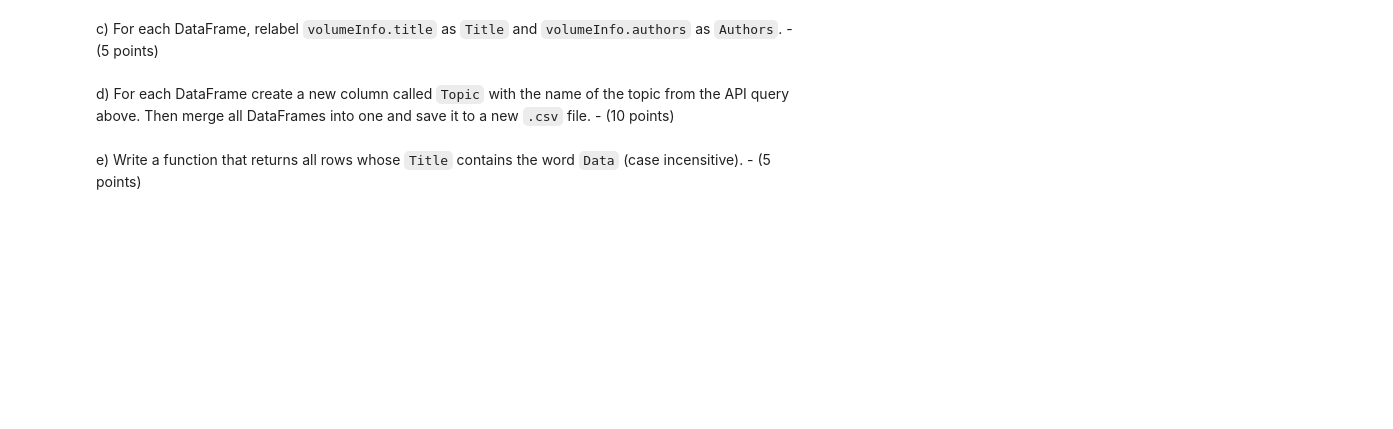
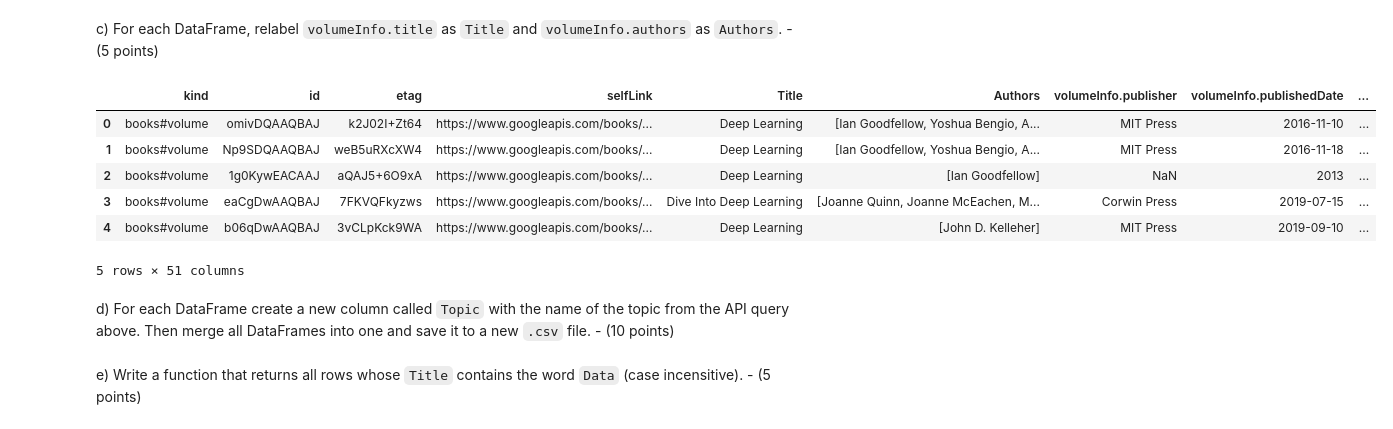
Before and after one commit to ivanisakov99/CS506, a Jupyter notebook: HW/hw1/homework1.ipynb, the cells around one changed output. Cells and saved outputs as stored; diff of their text form; code cells hidden in the pictures; blank space fills up the shorter version.

```diff
--- a/HW/hw1/homework1.ipynb
+++ b/HW/hw1/homework1.ipynb
@@ -352,39 +366,40 @@ NameError: name 'pd' is not defined
 # %% [markdown]
 c) For each DataFrame, relabel `volumeInfo.title` as `Title` and `volumeInfo.authors` as `Authors`. - (5 points)
 # %%
-# your code here
-# dfs = [python, data_science, data_analytics, machine_learning, deep_learning]
-
-# for df in dfs:
-#     df = df.rename(columns={
-#         'volumeInfo.title': 'Title',
-#         'volumeInfo.authors': 'Authors'
-#     })
-
 python = python.rename(columns={
     'volumeInfo.title': 'Title',
     'volumeInfo.authors': 'Authors'
 })
 
 data_science = data_science.rename(columns={
     'volumeInfo.title': 'Title',
     'volumeInfo.authors': 'Authors'
 })
 
 data_analytics = data_analytics.rename(columns={
     'volumeInfo.title': 'Title',
     'volumeInfo.authors': 'Authors'
 })
 
 machine_learning = machine_learning.rename(columns={
     'volumeInfo.title': 'Title',
     'volumeInfo.authors': 'Authors'
 })
 
 deep_learning = deep_learning.rename(columns={
     'volumeInfo.title': 'Title',
     'volumeInfo.authors': 'Authors'
 })
+
+deep_learning.head()
+# %% [output]
+|  | kind | id | etag | selfLink | Title | Authors | volumeInfo.publisher | volumeInfo.publishedDate | ... |
+| 0 | books#volume | omivDQAAQBAJ | k2J02I+Zt64 | https://www.googleapis.com/books/... | Deep Learning | [Ian Goodfellow, Yoshua Bengio, A... | MIT Press | 2016-11-10 | ... |
+| 1 | books#volume | Np9SDQAAQBAJ | weB5uRXcXW4 | https://www.googleapis.com/books/... | Deep Learning | [Ian Goodfellow, Yoshua Bengio, A... | MIT Press | 2016-11-18 | ... |
+| 2 | books#volume | 1g0KywEACAAJ | aQAJ5+6O9xA | https://www.googleapis.com/books/... | Deep Learning | [Ian Goodfellow] | NaN | 2013 | ... |
+| 3 | books#volume | eaCgDwAAQBAJ | 7FKVQFkyzws | https://www.googleapis.com/books/... | Dive Into Deep Learning | [Joanne Quinn, Joanne McEachen, M... | Corwin Press | 2019-07-15 | ... |
+| 4 | books#volume | b06qDwAAQBAJ | 3vCLpKck9WA | https://www.googleapis.com/books/... | Deep Learning | [John D. Kelleher] | MIT Press | 2019-09-10 | ... |
+5 rows × 51 columns
 # %% [markdown]
 d) For each DataFrame create a new column called `Topic` with the name of the topic from the API query above. Then merge all DataFrames into one and save it to a new `.csv` file. - (10 points)
 # %%
```
Also changed, not shown: parts of 9 cells of this notebook, 5 other files.
